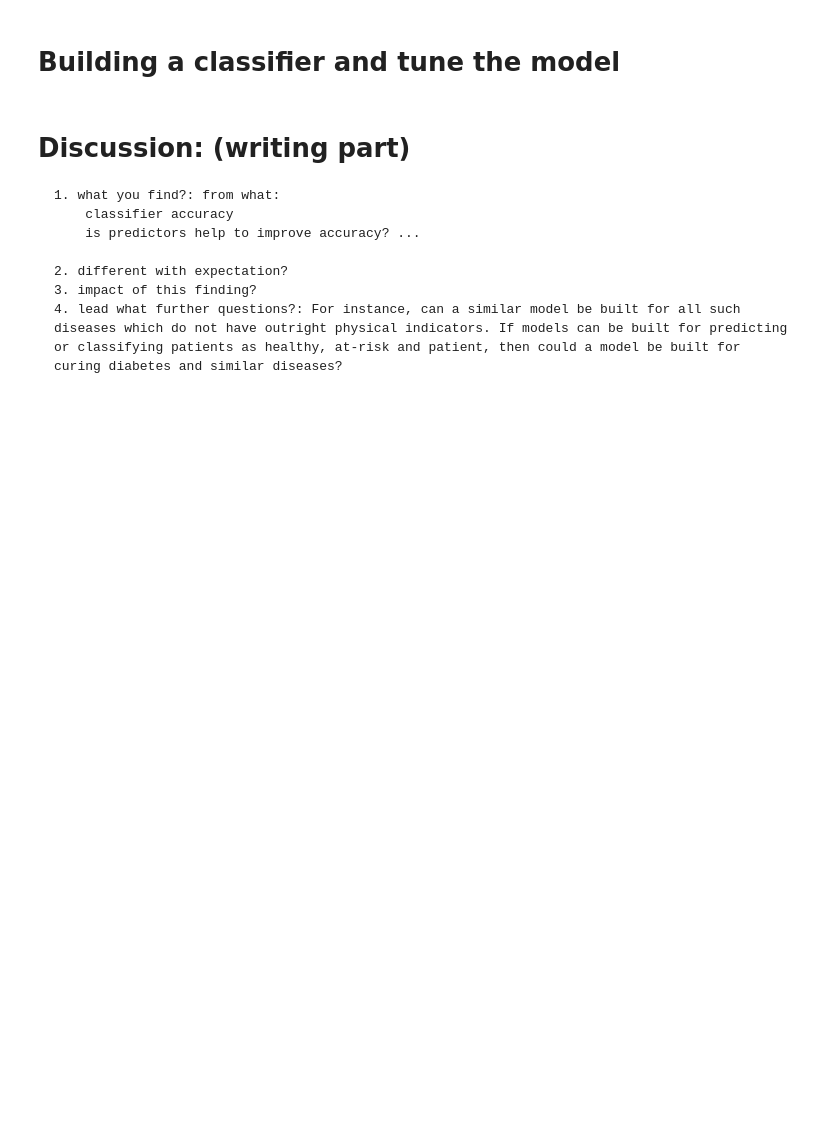
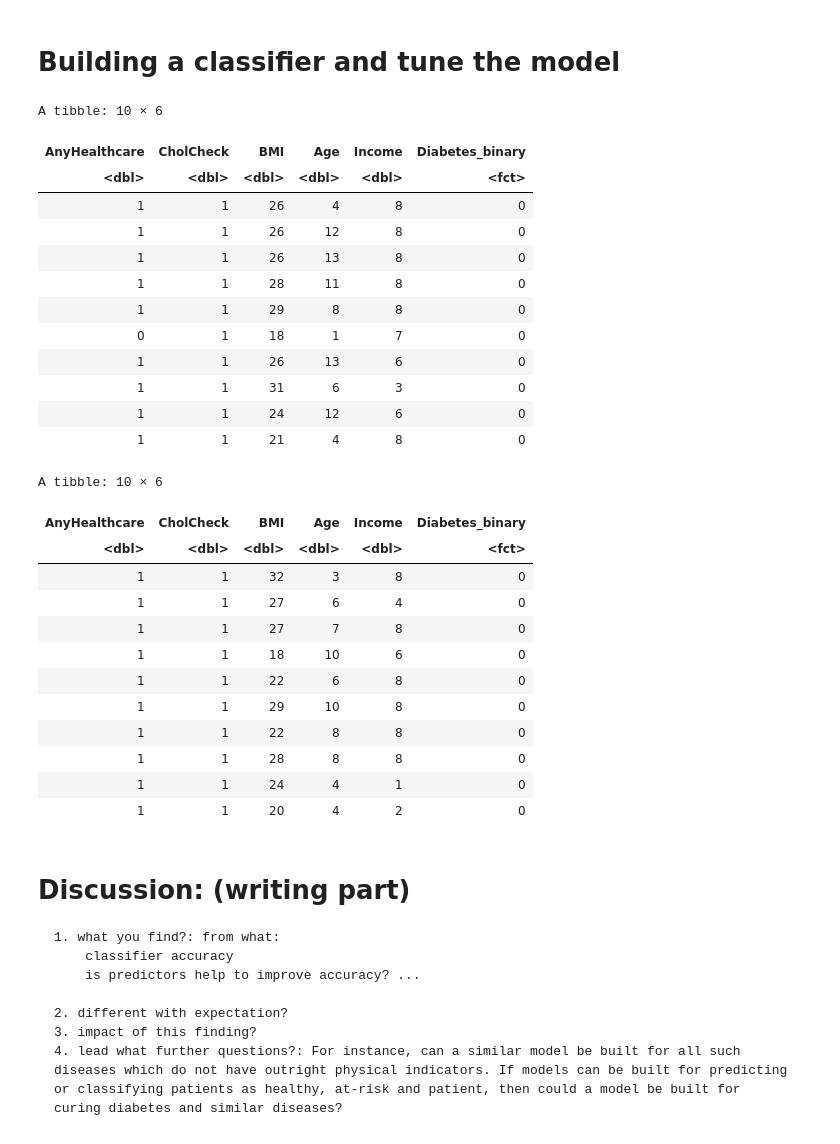
Before and after one commit to plat0cracy/Diabetes_Predictor, a Jupyter notebook: Draft for final project.ipynb, the cells around one changed output. Saved outputs shown, nothing was run; the diff lists cells and outputs as text; code cells hidden in the pictures; blank space fills up the shorter version.

```diff
--- a/Draft for final project.ipynb
+++ b/Draft for final project.ipynb
@@ -373,14 +467,41 @@ As we saw from the bar plot, most of the diabetes patitents have symptoms with C
 # Building a classifier and tune the model
 # %%
 set.seed(1)
-diabetes_split <- initial_split(diabetes_numerical_data, prop =0.75, strata = Diabetes_binary)
+diabetes_split <- initial_split(diabetes_clean, prop =0.75, strata = Diabetes_binary)
 diabetes_train <-training(diabetes_split)
 diabetes_test <-testing(diabetes_split)
 
 #make more readable and show that our sub dataset already shuffle)
 #should we show that the dataset is balanced and stra
 slice(diabetes_train,1:10)
 slice(diabetes_test,1:10)
+# %% [output]
+A tibble: 10 × 6
+| AnyHealthcare | CholCheck | BMI | Age | Income | Diabetes_binary |
+| <dbl> | <dbl> | <dbl> | <dbl> | <dbl> | <fct> |
+| 1 | 1 | 26 | 4 | 8 | 0 |
+| 1 | 1 | 26 | 12 | 8 | 0 |
+| 1 | 1 | 26 | 13 | 8 | 0 |
+| 1 | 1 | 28 | 11 | 8 | 0 |
+| 1 | 1 | 29 | 8 | 8 | 0 |
+| 0 | 1 | 18 | 1 | 7 | 0 |
+| 1 | 1 | 26 | 13 | 6 | 0 |
+| 1 | 1 | 31 | 6 | 3 | 0 |
+| 1 | 1 | 24 | 12 | 6 | 0 |
+| 1 | 1 | 21 | 4 | 8 | 0 |
+A tibble: 10 × 6
+| AnyHealthcare | CholCheck | BMI | Age | Income | Diabetes_binary |
+| <dbl> | <dbl> | <dbl> | <dbl> | <dbl> | <fct> |
+| 1 | 1 | 32 | 3 | 8 | 0 |
+| 1 | 1 | 27 | 6 | 4 | 0 |
+| 1 | 1 | 27 | 7 | 8 | 0 |
+| 1 | 1 | 18 | 10 | 6 | 0 |
+| 1 | 1 | 22 | 6 | 8 | 0 |
+| 1 | 1 | 29 | 10 | 8 | 0 |
+| 1 | 1 | 22 | 8 | 8 | 0 |
+| 1 | 1 | 28 | 8 | 8 | 0 |
+| 1 | 1 | 24 | 4 | 1 | 0 |
+| 1 | 1 | 20 | 4 | 2 | 0 |
 # %%
 # tuning and build the classifier by using cross-validation
 
```
Also changed, not shown: parts of 5 cells of this notebook.
